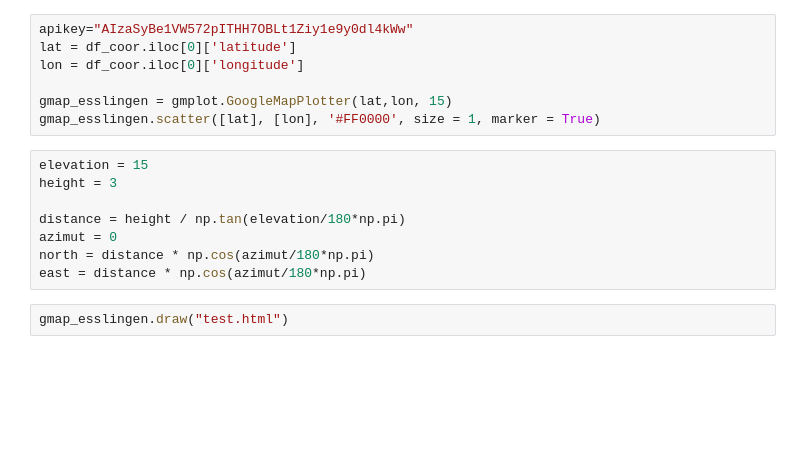
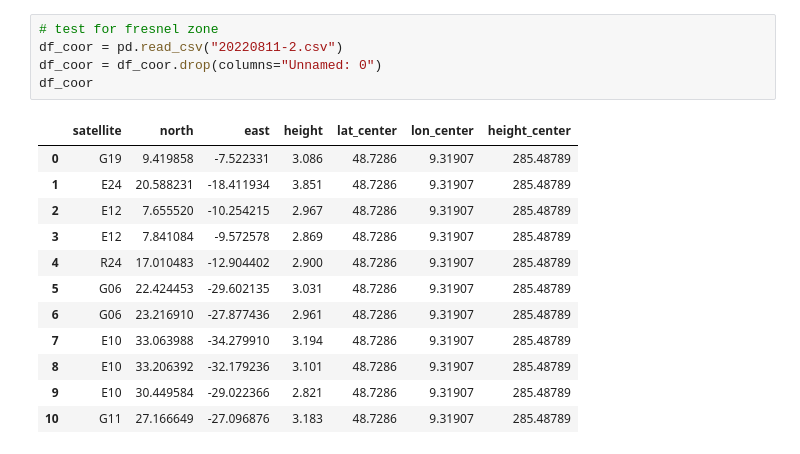
Before and after one commit to ziqing97/gnss_ir_analyze, a Jupyter notebook: src/test_fresnel_zone.ipynb, the cells around one changed output. Saved outputs shown, nothing was run; the diff lists cells and outputs as text; blank space fills up the shorter version.

```diff
--- a/src/test_fresnel_zone.ipynb
+++ b/src/test_fresnel_zone.ipynb
@@ -28,20 +27,21 @@ df_coor
 | 19 | 2022-10-04 | Ober Esslingen | 3 | 48.72858 | 9.31904 | 285.31060 |
 | 20 | 2022-10-08 | Bad-Cannstatt | 2 | 48.80925 | 9.21642 | 274.96715 |
 | 21 | 2022-10-08 | Bad-Cannstatt | 3 | 48.80927 | 9.21647 | 274.78513 |
-# %%
-apikey="AIzaSyBe1VW572pITHH7OBLt1Ziy1e9y0dl4kWw"
-lat = df_coor.iloc[0]['latitude']
-lon = df_coor.iloc[0]['longitude']
-
-gmap_esslingen = gmplot.GoogleMapPlotter(lat,lon, 15)
-gmap_esslingen.scatter([lat], [lon], '#FF0000', size = 1, marker = True)
-# %%
-elevation = 15
-height = 3
-
-distance = height / np.tan(elevation/180*np.pi)
-azimut = 0
-north = distance * np.cos(azimut/180*np.pi)
-east = distance * np.cos(azimut/180*np.pi)
-# %%
-gmap_esslingen.draw("test.html")
+# %%
+# test for fresnel zone
+df_coor = pd.read_csv("20220811-2.csv")
+df_coor = df_coor.drop(columns="Unnamed: 0")
+df_coor
+# %% [output]
+|  | satellite | north | east | height | lat_center | lon_center | height_center |
+| 0 | G19 | 9.419858 | -7.522331 | 3.086 | 48.7286 | 9.31907 | 285.48789 |
+| 1 | E24 | 20.588231 | -18.411934 | 3.851 | 48.7286 | 9.31907 | 285.48789 |
+| 2 | E12 | 7.655520 | -10.254215 | 2.967 | 48.7286 | 9.31907 | 285.48789 |
+| 3 | E12 | 7.841084 | -9.572578 | 2.869 | 48.7286 | 9.31907 | 285.48789 |
+| 4 | R24 | 17.010483 | -12.904402 | 2.900 | 48.7286 | 9.31907 | 285.48789 |
+| 5 | G06 | 22.424453 | -29.602135 | 3.031 | 48.7286 | 9.31907 | 285.48789 |
+| 6 | G06 | 23.216910 | -27.877436 | 2.961 | 48.7286 | 9.31907 | 285.48789 |
+| 7 | E10 | 33.063988 | -34.279910 | 3.194 | 48.7286 | 9.31907 | 285.48789 |
+| 8 | E10 | 33.206392 | -32.179236 | 3.101 | 48.7286 | 9.31907 | 285.48789 |
+| 9 | E10 | 30.449584 | -29.022366 | 2.821 | 48.7286 | 9.31907 | 285.48789 |
+| 10 | G11 | 27.166649 | -27.096876 | 3.183 | 48.7286 | 9.31907 | 285.48789 |
```
Also changed, not shown: parts of 4 cells of this notebook, 14 other files.
